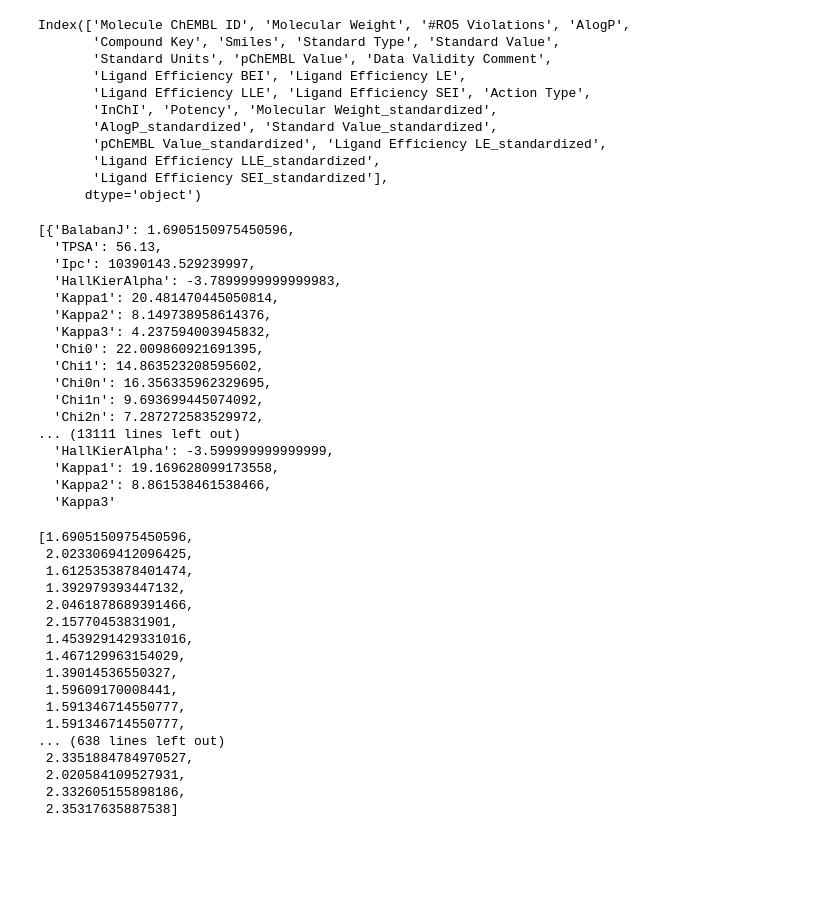
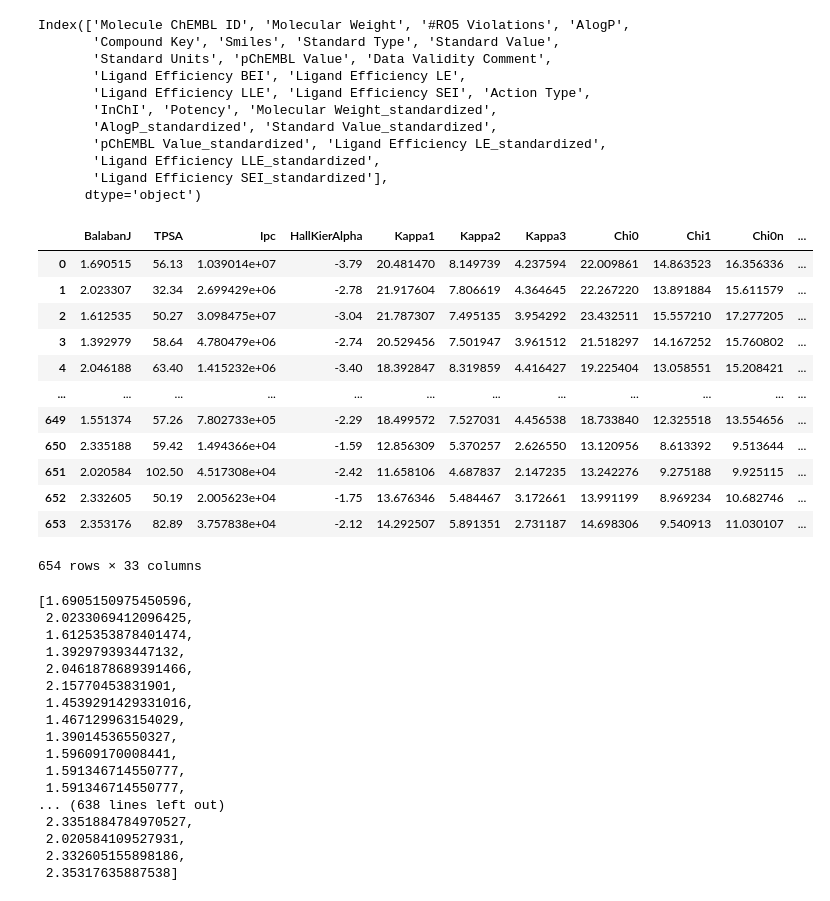
Before and after one commit to ojoawoa/GNN_model_TRPM8_Drug_Potency_prediction, a Jupyter notebook: Jessica_test-1.ipynb, the cells around one changed output. Cells and saved outputs as stored; diff of their text form; code cells hidden in the pictures; blank space fills up the shorter version.

```diff
--- a/Jessica_test-1.ipynb
+++ b/Jessica_test-1.ipynb
@@ -60,51 +60,48 @@ def calculate_topological_descriptors(smiles):
     dict["Chi1"] = Descriptors.Chi1(m)
     dict["Chi0n"] = Descriptors.Chi0n(m)
     dict["Chi1n"] = Descriptors.Chi1n(m)
     dict["Chi2n"] = Descriptors.Chi2n(m)
     dict["Chi3n"] = Descriptors.Chi3n(m)
     dict["Chi4n"] = Descriptors.Chi4n(m)
     dict["Chi0v"] = Descriptors.Chi0v(m)
     dict["Chi1v"] = Descriptors.Chi1v(m)
     dict["Chi2v"] = Descriptors.Chi2v(m)
     dict["Chi3v"] = Descriptors.Chi3v(m)
     dict["Chi4v"] = Descriptors.Chi4v(m)
     dict["PEOE_VSA1"] = Descriptors.PEOE_VSA1(m)
     dict["PEOE_VSA2"] = Descriptors.PEOE_VSA2(m)
     dict["PEOE_VSA3"] = Descriptors.PEOE_VSA3(m)
     dict["PEOE_VSA4"] = Descriptors.PEOE_VSA4(m)
     dict["PEOE_VSA5"] = Descriptors.PEOE_VSA5(m)
     dict["PEOE_VSA6"] = Descriptors.PEOE_VSA6(m)
     dict["PEOE_VSA7"] = Descriptors.PEOE_VSA7(m)
     dict["PEOE_VSA8"] = Descriptors.PEOE_VSA8(m)
     dict["PEOE_VSA9"] = Descriptors.PEOE_VSA9(m)
     dict["PEOE_VSA10"] = Descriptors.PEOE_VSA10(m)
     dict["PEOE_VSA11"] = Descriptors.PEOE_VSA11(m)
     dict["PEOE_VSA12"] = Descriptors.PEOE_VSA12(m)
     dict["PEOE_VSA13"] = Descriptors.PEOE_VSA13(m)
     dict["PEOE_VSA14"] = Descriptors.PEOE_VSA14(m)
 
     return dict
 
 smiles_list = df["Smiles"].tolist()
-[calculate_topological_descriptors(x) for x in smiles_list]
+topological_dict = [calculate_topological_descriptors(x) for x in smiles_list]
+pd.DataFrame.from_dict(topological_dict)
 # %% [output]
+|  | BalabanJ | TPSA | Ipc | HallKierAlpha | Kappa1 | Kappa2 | Kappa3 | Chi0 | Chi1 | Chi0n | ... |
+| 0 | 1.690515 | 56.13 | 1.039014e+07 | -3.79 | 20.481470 | 8.149739 | 4.237594 | 22.009861 | 14.863523 | 16.356336 | ... |
+| 1 | 2.023307 | 32.34 | 2.699429e+06 | -2.78 | 21.917604 | 7.806619 | 4.364645 | 22.267220 | 13.891884 | 15.611579 | ... |
+| 2 | 1.612535 | 50.27 | 3.098475e+07 | -3.04 | 21.787307 | 7.495135 | 3.954292 | 23.432511 | 15.557210 | 17.277205 | ... |
+| 3 | 1.392979 | 58.64 | 4.780479e+06 | -2.74 | 20.529456 | 7.501947 | 3.961512 | 21.518297 | 14.167252 | 15.760802 | ... |
+| 4 | 2.046188 | 63.40 | 1.415232e+06 | -3.40 | 18.392847 | 8.319859 | 4.416427 | 19.225404 | 13.058551 | 15.208421 | ... |
+| ... | ... | ... | ... | ... | ... | ... | ... | ... | ... | ... | ... |
+| 649 | 1.551374 | 57.26 | 7.802733e+05 | -2.29 | 18.499572 | 7.527031 | 4.456538 | 18.733840 | 12.325518 | 13.554656 | ... |
+| 650 | 2.335188 | 59.42 | 1.494366e+04 | -1.59 | 12.856309 | 5.370257 | 2.626550 | 13.120956 | 8.613392 | 9.513644 | ... |
+| 651 | 2.020584 | 102.50 | 4.517308e+04 | -2.42 | 11.658106 | 4.687837 | 2.147235 | 13.242276 | 9.275188 | 9.925115 | ... |
+| 652 | 2.332605 | 50.19 | 2.005623e+04 | -1.75 | 13.676346 | 5.484467 | 3.172661 | 13.991199 | 8.969234 | 10.682746 | ... |
+| 653 | 2.353176 | 82.89 | 3.757838e+04 | -2.12 | 14.292507 | 5.891351 | 2.731187 | 14.698306 | 9.540913 | 11.030107 | ... |
-[{'BalabanJ': 1.6905150975450596,
-  'TPSA': 56.13,
-  'Ipc': 10390143.529239997,
-  'HallKierAlpha': -3.7899999999999983,
-  'Kappa1': 20.481470445050814,
-  'Kappa2': 8.149738958614376,
-  'Kappa3': 4.237594003945832,
-  'Chi0': 22.009860921691395,
-  'Chi1': 14.863523208595602,
-  'Chi0n': 16.356335962329695,
-  'Chi1n': 9.693699445074092,
-  'Chi2n': 7.287272583529972,
-... (13111 lines left out)
-  'HallKierAlpha': -3.599999999999999,
-  'Kappa1': 19.169628099173558,
-  'Kappa2': 8.861538461538466,
-  'Kappa3'
+654 rows × 33 columns
 # %%
 def calculate_balabanj(smiles):
     m = Chem.MolFromSmiles(smiles)
```
